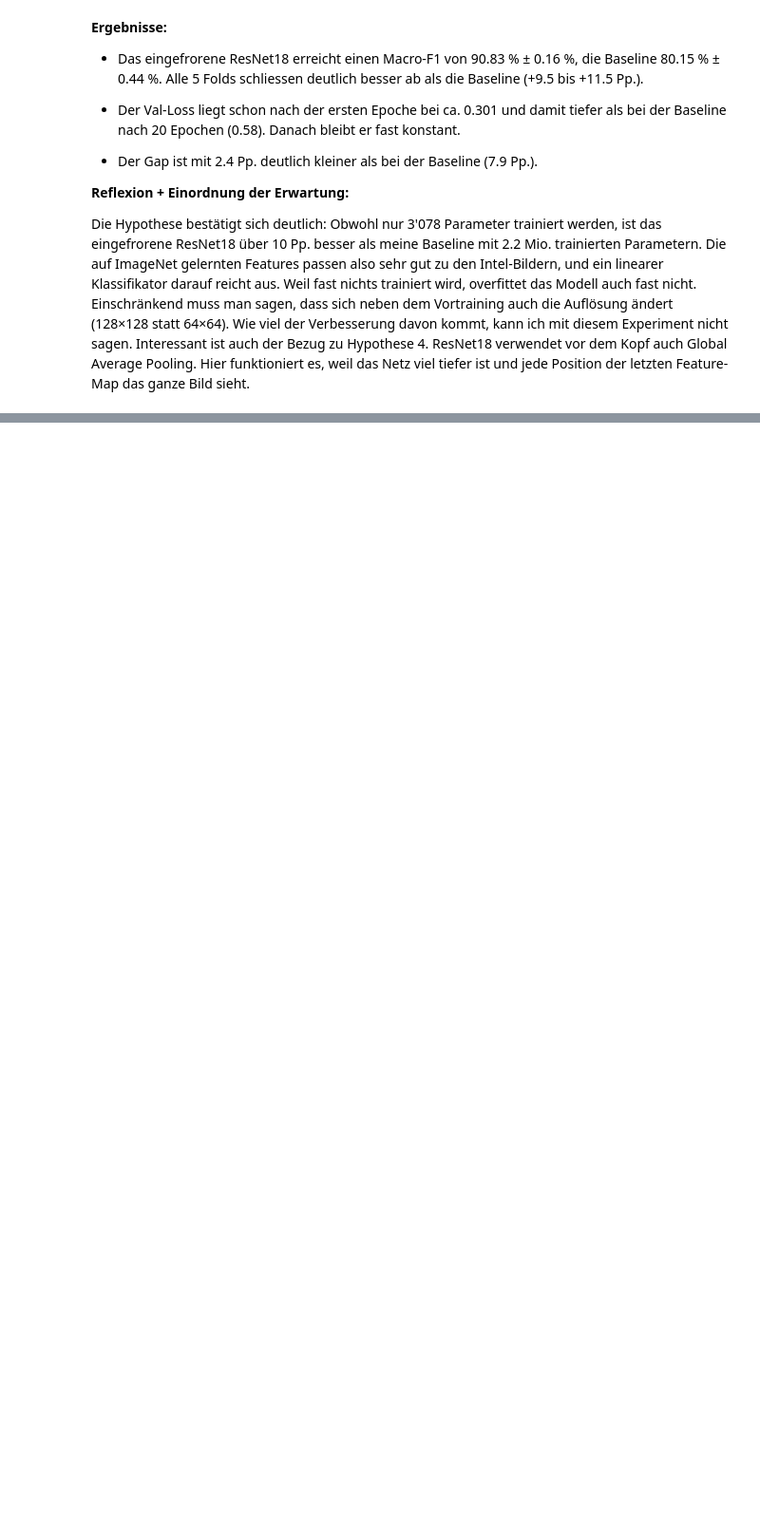
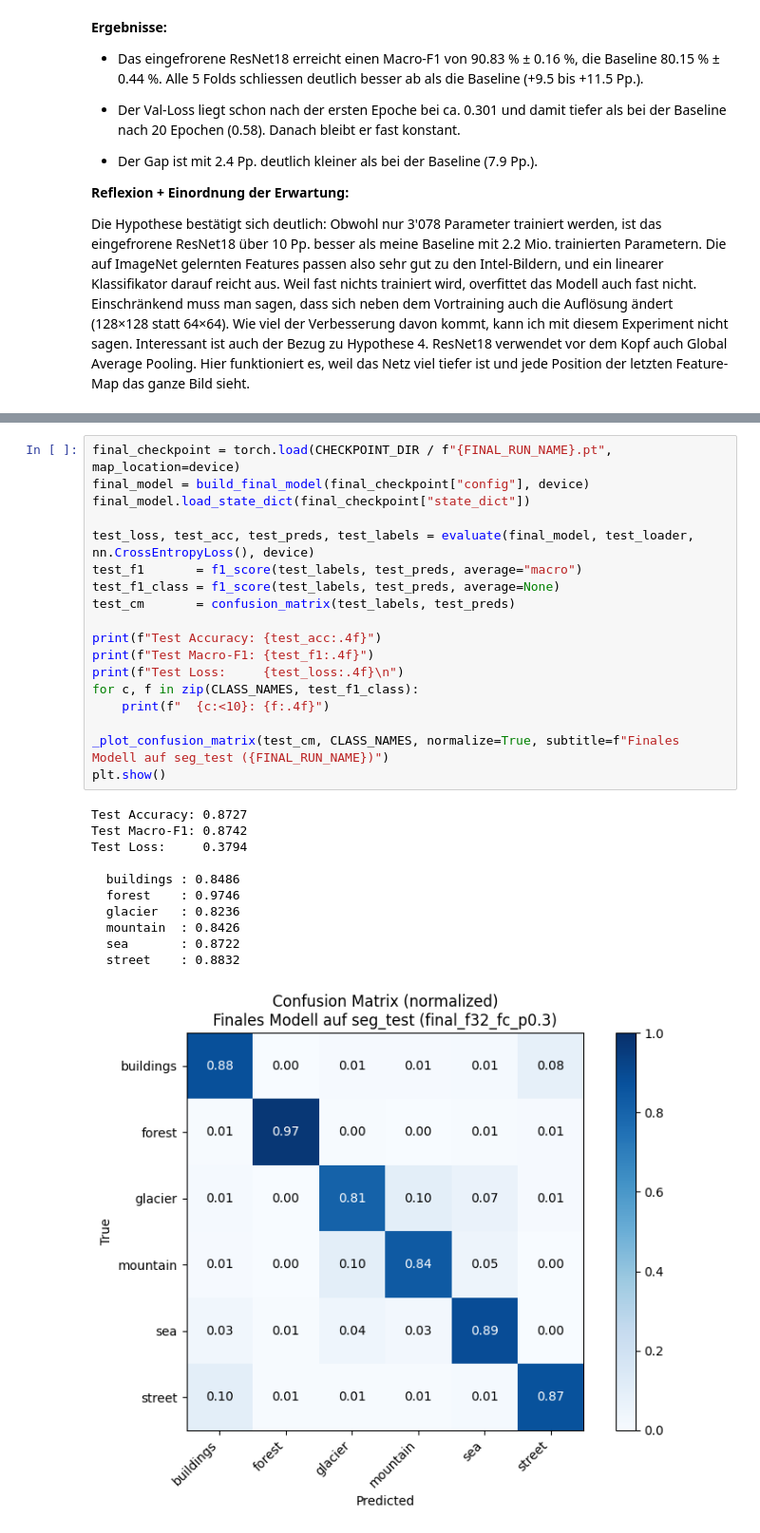
Before and after one commit to damiansze/DEL_FS26, a Jupyter notebook: DEL_MC.ipynb, the cells around one changed output, grey strips where cells are left out. Shown at 95% size. Cells and saved outputs as stored; diff of their text form; blank space fills up the shorter version.

Commit message:
feat: finales Modell

```diff
--- a/DEL_MC.ipynb
+++ b/DEL_MC.ipynb
@@ -2569,0 +2795,30 @@ Die Hypothese bestätigt sich deutlich: Obwohl nur 3'078 Parameter trainiert wer
+# %%
+final_checkpoint = torch.load(CHECKPOINT_DIR / f"{FINAL_RUN_NAME}.pt", map_location=device)
+final_model = build_final_model(final_checkpoint["config"], device)
+final_model.load_state_dict(final_checkpoint["state_dict"])
+
+test_loss, test_acc, test_preds, test_labels = evaluate(final_model, test_loader, nn.CrossEntropyLoss(), device)
+test_f1       = f1_score(test_labels, test_preds, average="macro")
+test_f1_class = f1_score(test_labels, test_preds, average=None)
+test_cm       = confusion_matrix(test_labels, test_preds)
+
+print(f"Test Accuracy: {test_acc:.4f}")
+print(f"Test Macro-F1: {test_f1:.4f}")
+print(f"Test Loss:     {test_loss:.4f}\n")
+for c, f in zip(CLASS_NAMES, test_f1_class):
+    print(f"  {c:<10}: {f:.4f}")
+
+_plot_confusion_matrix(test_cm, CLASS_NAMES, normalize=True, subtitle=f"Finales Modell auf seg_test ({FINAL_RUN_NAME})")
+plt.show()
+# %% [output]
+Test Accuracy: 0.8727
+Test Macro-F1: 0.8742
+Test Loss:     0.3794
+
+  buildings : 0.8486
+  forest    : 0.9746
+  glacier   : 0.8236
+  mountain  : 0.8426
+  sea       : 0.8722
+  street    : 0.8832
+[figure, added]
```
Also changed, not shown: parts of 6 cells of this notebook, 1 other file.
